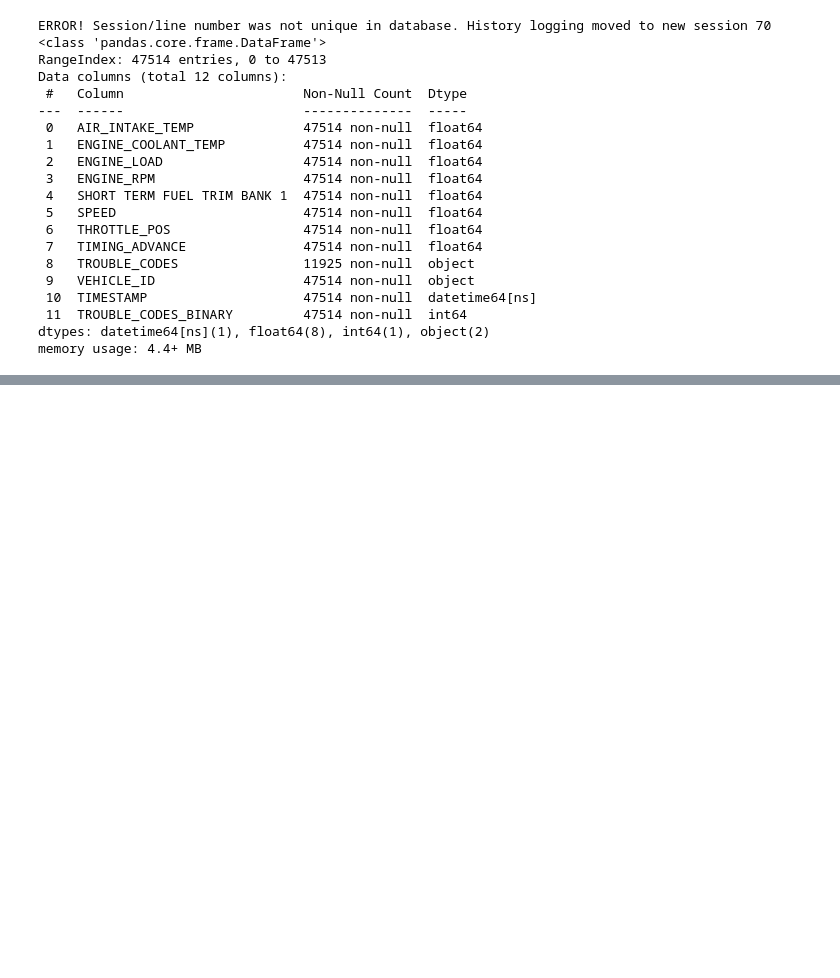
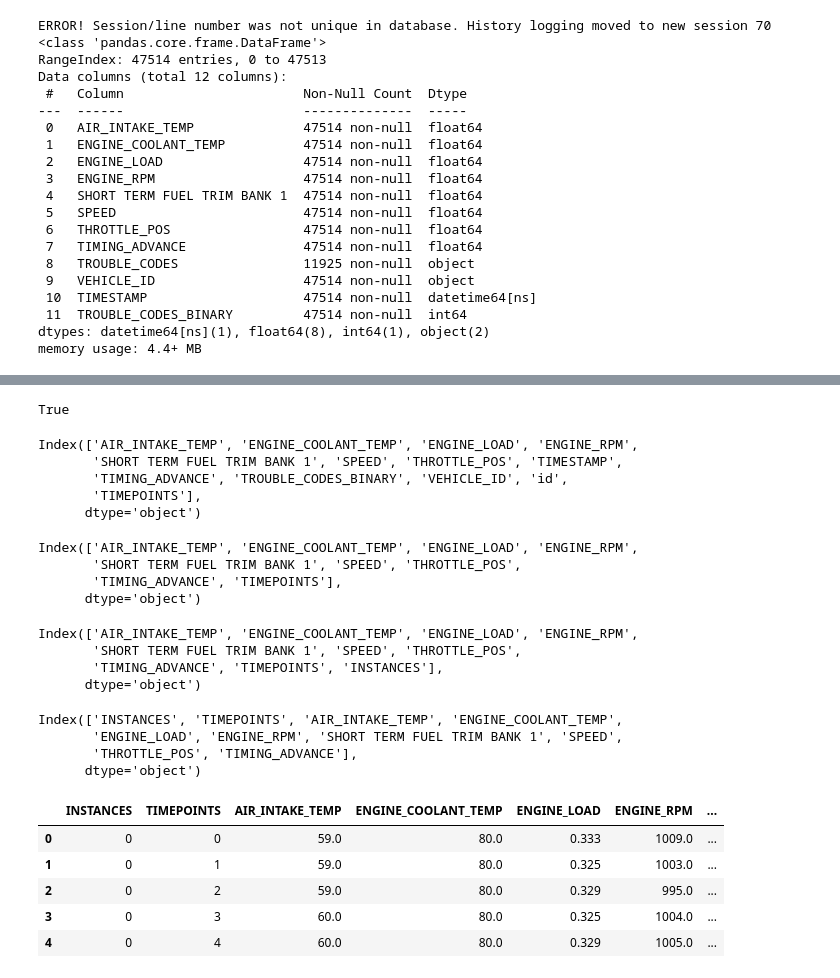
Before and after one commit to shamilnabiyev/automl-time-series, a Jupyter notebook: notebooks/odb-2-dtc.ipynb, the cells around one changed output, grey strips where cells are left out. Saved outputs shown, nothing was run; the diff lists cells and outputs as text; code cells hidden in the pictures; blank space fills up the shorter version.

```diff
--- a/notebooks/odb-2-dtc.ipynb
+++ b/notebooks/odb-2-dtc.ipynb
@@ -338,0 +376,53 @@ AIR_INTAKE_TEMP,ENGINE_COOLANT_TEMP,ENGINE_LOAD,ENGINE_RPM,SHORT TERM FUEL TRIM
+# %%
+len(len(grouped_target) * list(range(0, window_size))) == len(df_car1_windows)
+# %% [output]
+True
+# %%
+# Add a new timepoints column
+df_car1_windows["TIMEPOINTS"] = pd.Series(len(grouped_target) * list(range(0, window_size)))
+df_car1_windows.columns
+# %% [output]
+Index(['AIR_INTAKE_TEMP', 'ENGINE_COOLANT_TEMP', 'ENGINE_LOAD', 'ENGINE_RPM',
+       'SHORT TERM FUEL TRIM BANK 1', 'SPEED', 'THROTTLE_POS', 'TIMESTAMP',
+       'TIMING_ADVANCE', 'TROUBLE_CODES_BINARY', 'VEHICLE_ID', 'id',
+       'TIMEPOINTS'],
+      dtype='object')
+# %%
+# Drop unnecessary columns
+df_car1_windows = df_car1_windows.drop(["TIMESTAMP", "TROUBLE_CODES_BINARY", "VEHICLE_ID", "id"], axis=1)
+df_car1_windows.columns
+# %% [output]
+Index(['AIR_INTAKE_TEMP', 'ENGINE_COOLANT_TEMP', 'ENGINE_LOAD', 'ENGINE_RPM',
+       'SHORT TERM FUEL TRIM BANK 1', 'SPEED', 'THROTTLE_POS',
+       'TIMING_ADVANCE', 'TIMEPOINTS'],
+      dtype='object')
+# %%
+df_car1_windows["INSTANCES"] = pd.Series(
+    np.array(([[x]*len(grouped_target) for x in range(0, window_size)])).flatten()
+)
+df_car1_windows.columns
+# %% [output]
+Index(['AIR_INTAKE_TEMP', 'ENGINE_COOLANT_TEMP', 'ENGINE_LOAD', 'ENGINE_RPM',
+       'SHORT TERM FUEL TRIM BANK 1', 'SPEED', 'THROTTLE_POS',
+       'TIMING_ADVANCE', 'TIMEPOINTS', 'INSTANCES'],
+      dtype='object')
+# %%
+# Adjust columns order
+df_car1_windows = df_car1_windows[['INSTANCES', 'TIMEPOINTS', 'AIR_INTAKE_TEMP', 'ENGINE_COOLANT_TEMP',
+                                   'ENGINE_LOAD', 'ENGINE_RPM', 'SHORT TERM FUEL TRIM BANK 1',
+                                   'SPEED', 'THROTTLE_POS', 'TIMING_ADVANCE']]
+df_car1_windows.columns
+# %% [output]
+Index(['INSTANCES', 'TIMEPOINTS', 'AIR_INTAKE_TEMP', 'ENGINE_COOLANT_TEMP',
+       'ENGINE_LOAD', 'ENGINE_RPM', 'SHORT TERM FUEL TRIM BANK 1', 'SPEED',
+       'THROTTLE_POS', 'TIMING_ADVANCE'],
+      dtype='object')
+# %%
+df_car1_windows.head()
+# %% [output]
+|  | INSTANCES | TIMEPOINTS | AIR_INTAKE_TEMP | ENGINE_COOLANT_TEMP | ENGINE_LOAD | ENGINE_RPM | ... |
+| 0 | 0 | 0 | 59.0 | 80.0 | 0.333 | 1009.0 | ... |
+| 1 | 0 | 1 | 59.0 | 80.0 | 0.325 | 1003.0 | ... |
+| 2 | 0 | 2 | 59.0 | 80.0 | 0.329 | 995.0 | ... |
+| 3 | 0 | 3 | 60.0 | 80.0 | 0.325 | 1004.0 | ... |
+| 4 | 0 | 4 | 60.0 | 80.0 | 0.329 | 1005.0 | ... |
```
Also changed, not shown: parts of 17 cells of this notebook.
